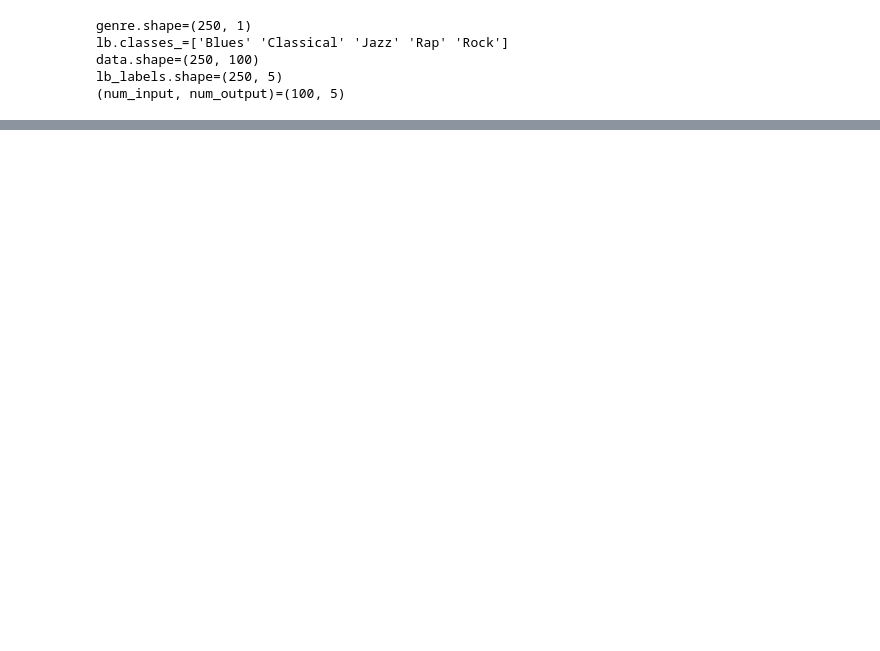
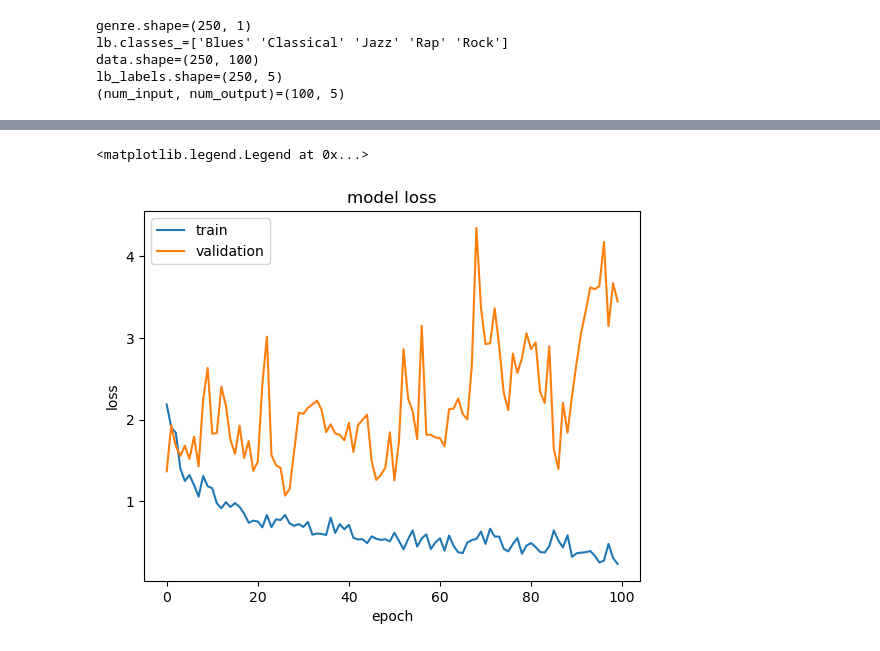
Before and after one commit to KottonP/midi2vec-master, a Jupyter notebook: SLAC exp v2.ipynb, the cells around one changed output, grey strips where cells are left out. Cells and saved outputs as stored; diff of their text form; code cells hidden in the pictures; blank space fills up the shorter version.

```diff
--- a/SLAC exp v2.ipynb
+++ b/SLAC exp v2.ipynb
@@ -119,0 +185,15 @@ ALL
+# %%
+net_params_f = net_params
+
+# early_stopping_cb = EarlyStoppingUp(patience=50, restore_best_weights=True, start_from_epoch=50)
+
+# fit_params_f = {"callbacks" : [onecycle, early_stopping_cb]}
+
+nn_final = KerasClassifier(model=create_n_model,
+                           verbose=1,
+                           **net_params_f)
+
+model_f = get_model(nn_final, net_params_f)
+
+
+history = model_f.fit(x=X_train, y=y_train, validation_split=.2, epochs=net_params_f["epochs"], batch_size=net_params_f["batch_size"],initial_epoch=0) # **fit_params_f)
@@ -119,0 +218,11 @@ ALL
+# %%
+plt.plot(history.history['loss'])
+plt.plot(history.history['val_loss'])
+plt.title('model loss')
+plt.ylabel('loss')
+plt.xlabel('epoch')
+plt.legend(['train', 'validation'], loc='upper left')
+# model_f.evaluate(X_test, y_test)
+# %% [output]
+<matplotlib.legend.Legend at 0x...>
+[figure, added]
```
Also changed, not shown: parts of 12 cells of this notebook.
